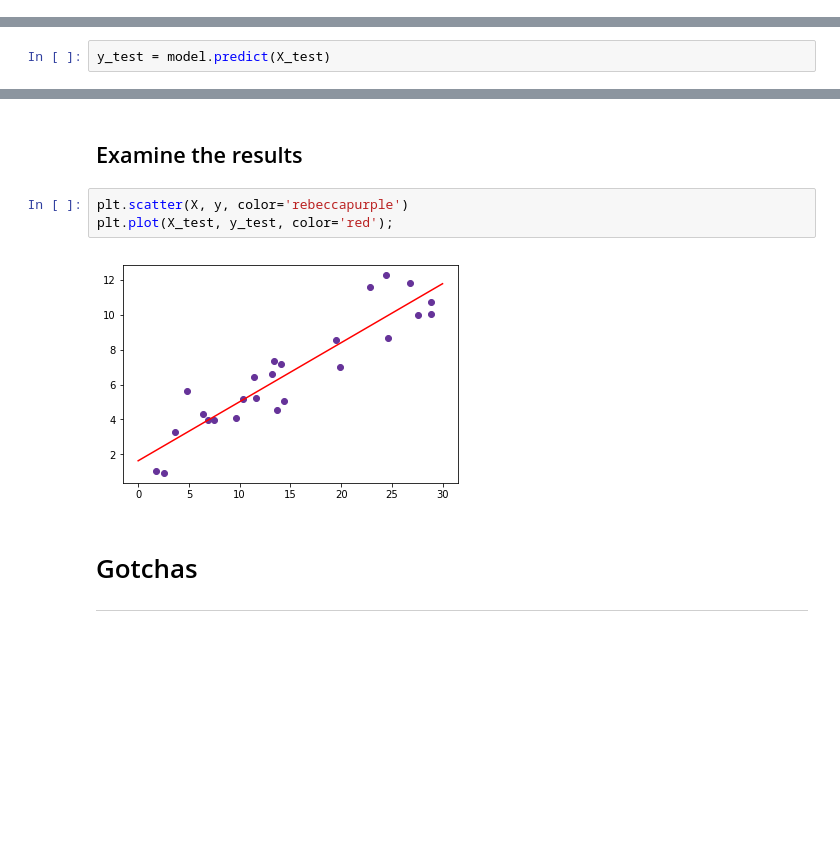
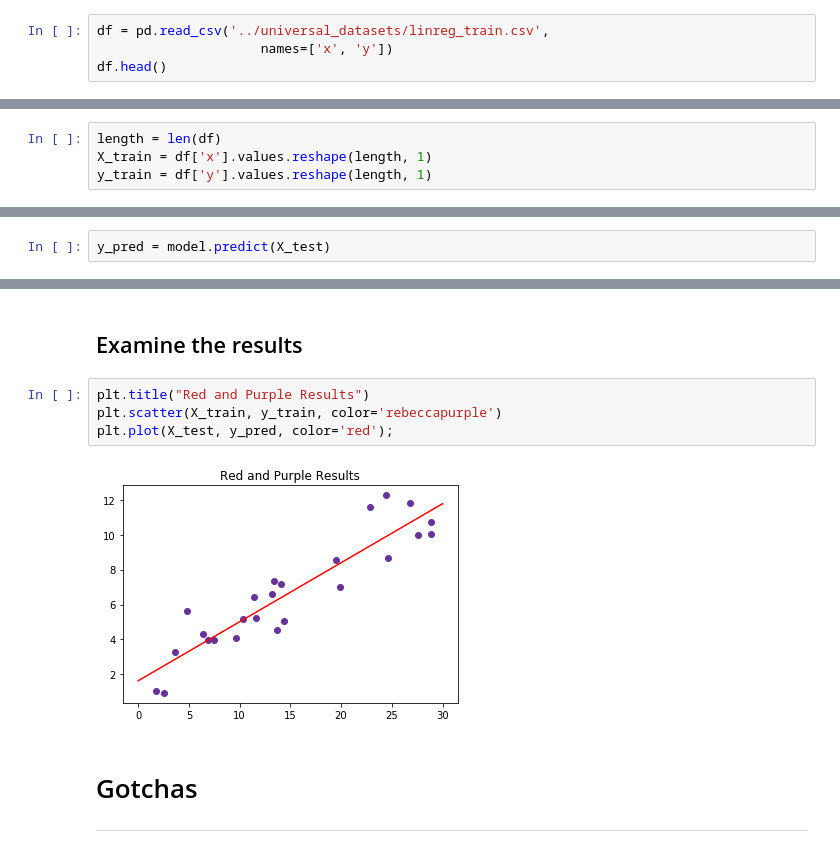
Before and after one commit to chalmerlowe/machine_learning, a Jupyter notebook: 03_linear_reg/03_linear_reg.ipynb, the cells around one changed output, grey strips where cells are left out. Drawn from its saved outputs; the diff is of its cells as text; blank space fills up the shorter version.

```diff
--- a/03_linear_reg/03_linear_reg.ipynb
+++ b/03_linear_reg/03_linear_reg.ipynb
@@ -39,0 +79,4 @@ y_train = np.array(dftrain['y']).reshape(len(dftrain.index), 1)
+# %%
+df = pd.read_csv('../universal_datasets/linreg_train.csv',
+                     names=['x', 'y'])
+df.head()
@@ -39,0 +90,4 @@ y_train = np.array(dftrain['y']).reshape(len(dftrain.index), 1)
+# %%
+length = len(df)
+X_train = df['x'].values.reshape(length, 1)
+y_train = df['y'].values.reshape(length, 1)
@@ -59,4 +185,4 @@ LinearRegression(copy_X=True, fit_intercept=True, n_jobs=None,
 # %% [markdown]
 ## Apply the Model
 # %%
-y_test = model.predict(X_test)
+y_pred = model.predict(X_test)
@@ -63,10 +201,11 @@ y_test = model.predict(X_test)
 # %% [markdown]
 ## Examine the results
 # %%
-plt.scatter(X, y, color='rebeccapurple')
-plt.plot(X_test, y_test, color='red');
+plt.title("Red and Purple Results")
+plt.scatter(X_train, y_train, color='rebeccapurple')
+plt.plot(X_test, y_pred, color='red');
 # %% [output]
-[figure, old version]
+[figure, new version]
 # %% [markdown]
 # Gotchas
 ---
```
Also changed, not shown: parts of 73 cells of this notebook.
